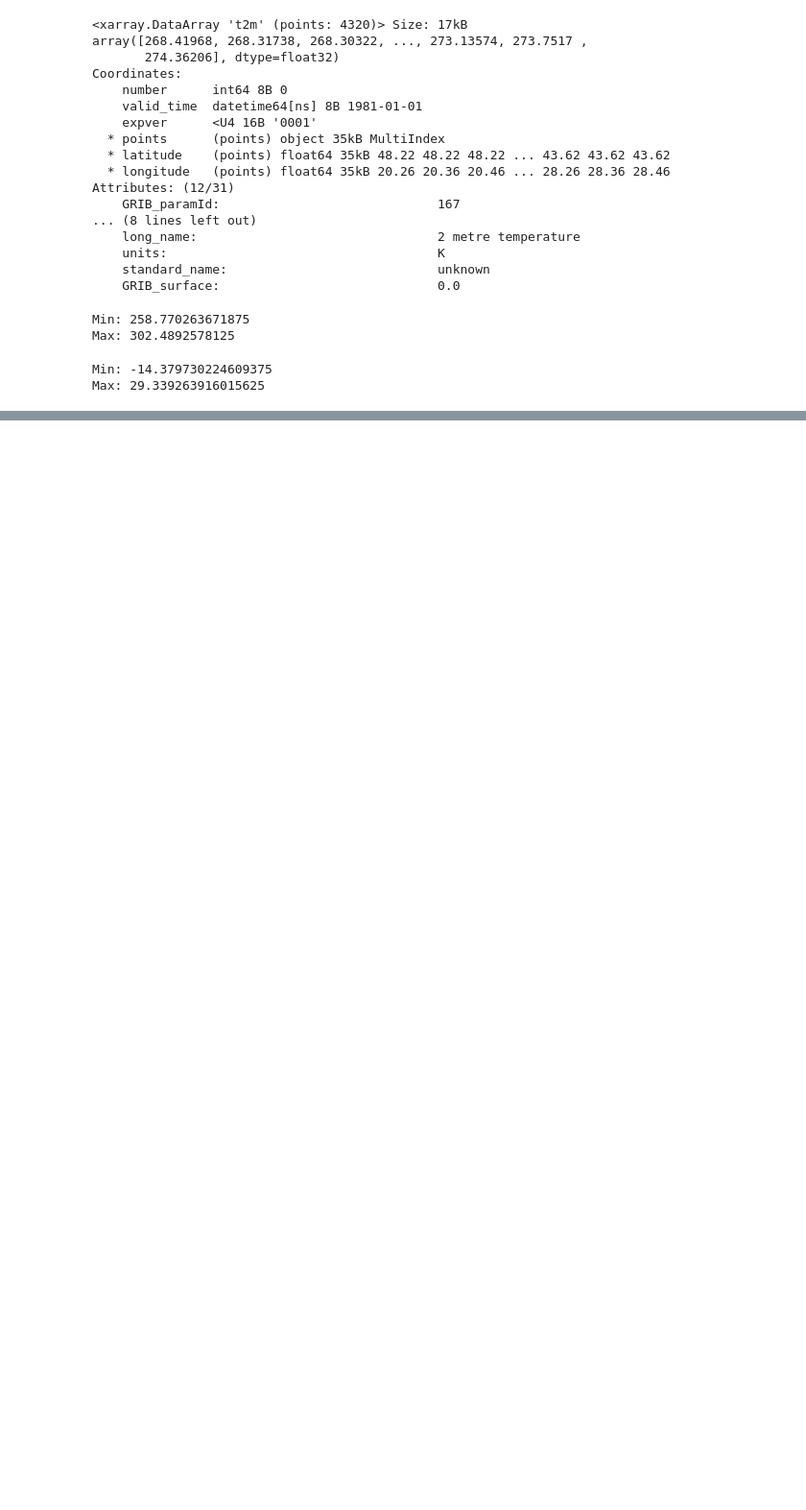
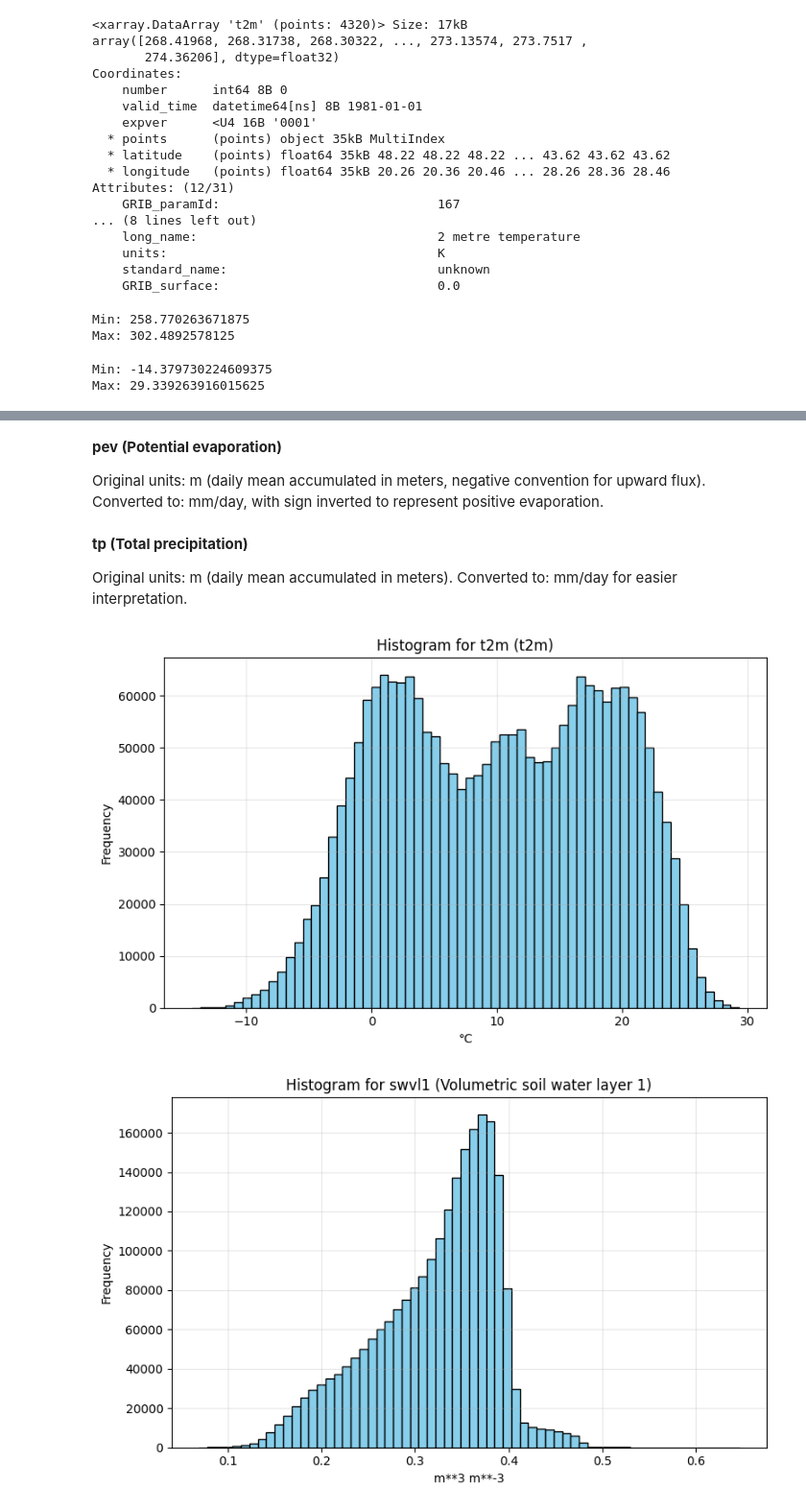
Before and after one commit to hoteamarian/lstm-gru-climate-predictions, a Jupyter notebook: notebooks/Preprocess_Data.ipynb, the cells around one changed output, grey strips where cells are left out. Shown: that part at 96% size. Cells and saved outputs as stored; diff of their text form; code cells hidden in the pictures; blank space fills up the shorter version.

```diff
--- a/notebooks/Preprocess_Data.ipynb
+++ b/notebooks/Preprocess_Data.ipynb
@@ -518,5 +518,7 @@ print("Max:", ds_valid['t2m'].max().item())
 Min: 258.770263671875
 Max: 302.4892578125
 # %%
-ds_valid['t2m_C'] = ds_valid['t2m'] - 273.15
+# Temperature: K → °C
+ds_valid['t2m'] = ds_valid['t2m'] - 273.15
+ds_valid['t2m'].attrs['units'] = '°C'
 # %%
@@ -539,0 +567,4 @@ plt.show()
+# %%
+# days_in_month = ds_valid['valid_time'].dt.days_in_month
+ds_valid['ssrd'] = ds_valid['ssrd'] / (24 * 3600)
+ds_valid['ssrd'].attrs['units'] = 'W/m²'
@@ -539,0 +581,35 @@ plt.show()
+# %%
+# Potential evaporation: m per month (negative) → mm/month (positive)
+ds_valid['pev'] = -ds_valid['pev'] * 1000
+ds_valid['pev'].attrs['units'] = 'mm/day'
+# %% [markdown]
+**pev (Potential evaporation)**
+
+  Original units: m (daily mean accumulated in meters, negative convention for upward flux).
+  Converted to: mm/day, with sign inverted to represent positive evaporation.
+# %%
+# Total precipitation: m per month → mm/month
+ds_valid['tp'] = ds_valid['tp'] * 1000
+ds_valid['tp'].attrs['units'] = 'mm/day'
+# %% [markdown]
+**tp (Total precipitation)**
+
+  Original units: m (daily mean accumulated in meters).
+  Converted to: mm/day for easier interpretation.
+# %%
+for var_name in ds_valid.data_vars:
+    plt.figure(figsize=(8, 5))
+    ds_valid[var_name].plot.hist(
+        bins=64,
+        color="skyblue",
+        edgecolor="black"
+    )
+    plt.title(f'Histogram for {var_name} ({ds_valid[var_name].attrs.get("long_name", var_name)})')
+    plt.xlabel(f'{ds_valid[var_name].attrs.get("units", "Unknown unit")}')
+    plt.ylabel('Frequency')
+    plt.grid(alpha=0.3)
+    plt.tight_layout()
+    plt.show()
+# %% [output]
+[figure, added]
+[figure, added]
```
Also changed, not shown: parts of 29 cells of this notebook, 1 other file.
